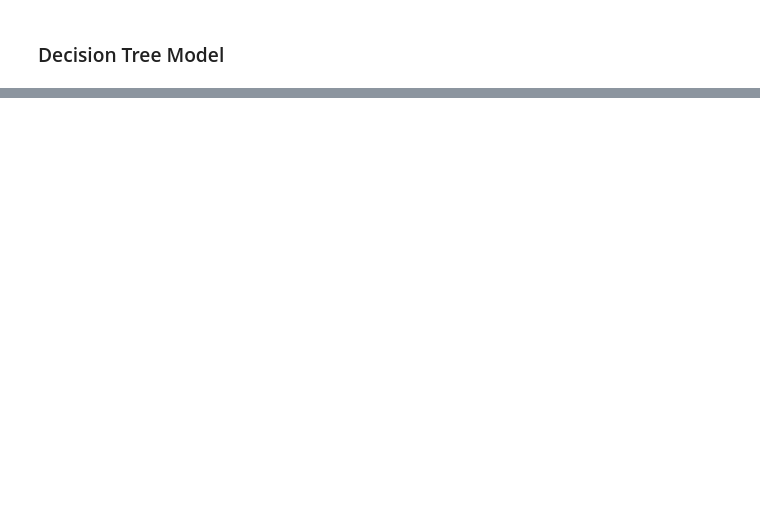
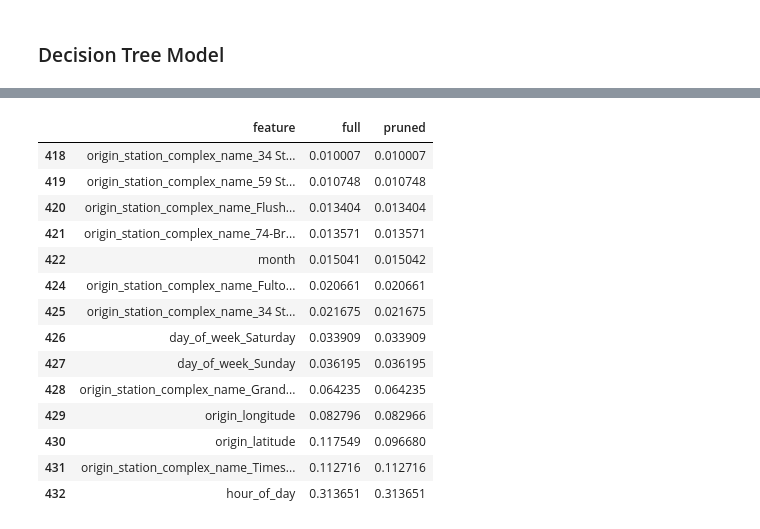
Before and after one commit to iansargent/nyc-subway-ridership-ml, a Jupyter notebook: Scripts/Analysis/decision_tree_and_forest.ipynb, the cells around one changed output, grey strips where cells are left out. Drawn from its saved outputs; the diff is of its cells as text; code cells hidden in the pictures; blank space fills up the shorter version.

```diff
--- a/Scripts/Analysis/decision_tree_and_forest.ipynb
+++ b/Scripts/Analysis/decision_tree_and_forest.ipynb
@@ -58,0 +369,20 @@ regressor = DecisionTreeRegressor(random_state=0)
+# %%
+feat_import_df = feat_import_df[feat_import_df['full'] >= .01]
+feat_import_df = feat_import_df[feat_import_df['pruned'] >= .01]
+feat_import_df
+# %% [output]
+|  | feature | full | pruned |
+| 418 | origin_station_complex_name_34 St... | 0.010007 | 0.010007 |
+| 419 | origin_station_complex_name_59 St... | 0.010748 | 0.010748 |
+| 420 | origin_station_complex_name_Flush... | 0.013404 | 0.013404 |
+| 421 | origin_station_complex_name_74-Br... | 0.013571 | 0.013571 |
+| 422 | month | 0.015041 | 0.015042 |
+| 424 | origin_station_complex_name_Fulto... | 0.020661 | 0.020661 |
+| 425 | origin_station_complex_name_34 St... | 0.021675 | 0.021675 |
+| 426 | day_of_week_Saturday | 0.033909 | 0.033909 |
+| 427 | day_of_week_Sunday | 0.036195 | 0.036195 |
+| 428 | origin_station_complex_name_Grand... | 0.064235 | 0.064235 |
+| 429 | origin_longitude | 0.082796 | 0.082966 |
+| 430 | origin_latitude | 0.117549 | 0.096680 |
+| 431 | origin_station_complex_name_Times... | 0.112716 | 0.112716 |
+| 432 | hour_of_day | 0.313651 | 0.313651 |
```
Also changed, not shown: parts of 31 cells of this notebook, 2 other files.
